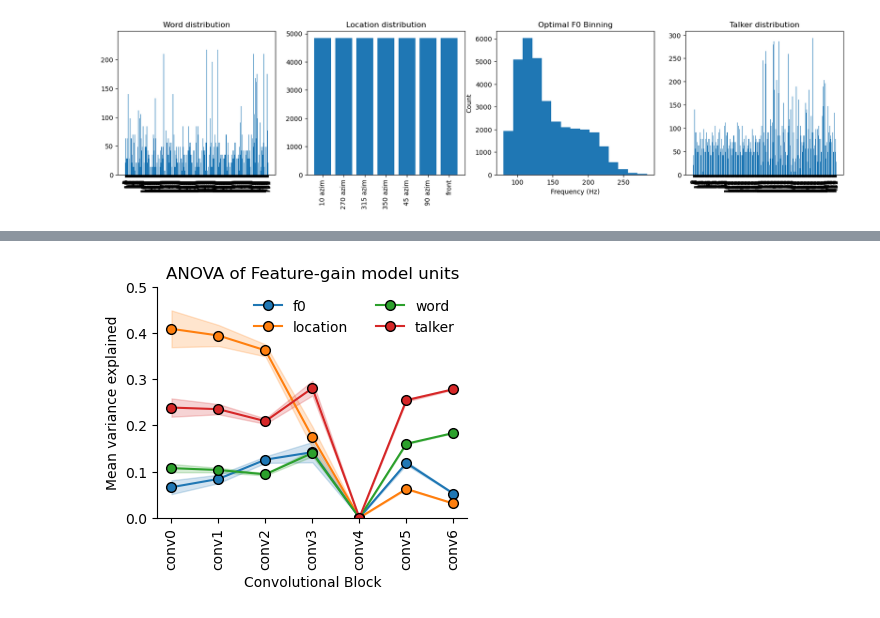
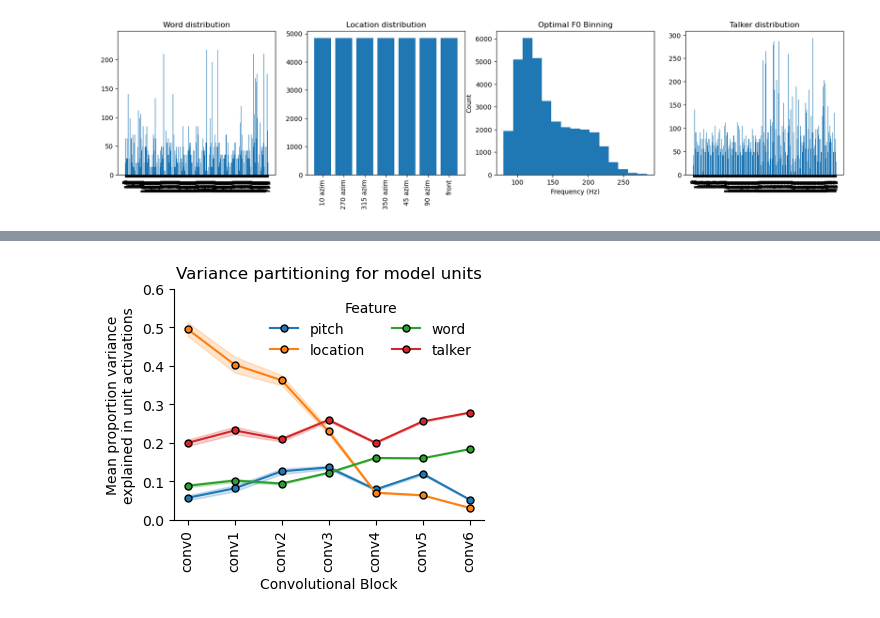
Before and after one commit to mcdermottLab/auditory_attention, a Jupyter notebook: notebooks/rebuttal_analysis/final_unit_tuning_v10_anova_jsin_stim.ipynb, the cells around one changed output, grey strips where cells are left out. Drawn from its saved outputs; the diff is of its cells as text; code cells hidden in the pictures.

Commit message:
save out anova as fig

```diff
--- a/notebooks/rebuttal_analysis/final_unit_tuning_v10_anova_jsin_stim.ipynb
+++ b/notebooks/rebuttal_analysis/final_unit_tuning_v10_anova_jsin_stim.ipynb
@@ -5,6 +5,7 @@ from pathlib import Path
 import IPython.display as ipd
 import pickle
 %matplotlib inline
+import matplotlib
 import matplotlib.pyplot as plt
 import pandas as pd
 import seaborn as sns
@@ -13,6 +14,15 @@ import scipy.stats as stats
 import copy
 import statsmodels.api as sm
 from statsmodels.formula.api import ols
+
+matplotlib.rcParams.update({'font.size': 10})
+matplotlib.rcParams['pdf.fonttype'] = 42
+matplotlib.rcParams['ps.fonttype'] = 42
+
+matplotlib.rcParams['svg.fonttype'] = 'none'
+
+fig_out_dir = Path("rebuttal_figs/")
+fig_out_dir.mkdir(parents=True, exist_ok=True)
 # %%
 model = "word_task_v10_main_feature_gain_config_latest_ckpt"
 
@@ -126,11 +136,16 @@ Text(0.5, 1.0, 'Talker distribution')
 # %%
 results_dict = {}
+analysis_dir = Path(f"/om/scratch/Thu/imgriff/binaural_unit_activations_for_anova/{model}")
+anova_results = list(analysis_dir.glob("*.npz"))
+anova_results = [result for result in anova_results if "jsin" in result.stem]
 
 for result in anova_results:
     layer_name = "_".join(result.stem.split("_")[:3])
     if layer_name not in results_dict:
         results_dict[layer_name] = {"prop_var_exp": [], 'ssq_per_unit':[]}
     results = np.load(result)
+    if results['prop_var_per_unit'].shape[0] > 64:
+        continue
     results_dict[layer_name]["prop_var_exp"].append(results['prop_var_per_unit'])
     results_dict[layer_name]["ssq_per_unit"].append(results['ssq_per_unit'])
 
@@ -153,52 +180,48 @@ fig, ax = plt.subplots(figsize=(4,3))
 var_thresh = 0.1
 
 
-for ix, feature in enumerate(['f0', 'location', 'word', 'talker']):
-    mean_var_exp = np.zeros(len(results_dict)+1)
-    std_var_exp = np.zeros(len(results_dict)+1)
+for ix, feature in enumerate(['pitch', 'location', 'word', 'talker']):
+
+    mean_var_exp = np.zeros(len(results_dict))
+    std_var_exp = np.zeros(len(results_dict))
     for layer, data in results_dict.items():
         # print(layer)
         layer_ix = int(layer.split("_")[-1])
         n = data['prop_var_exp'].shape[0]
         mean_var_exp[layer_ix] = np.nanmean(data['prop_var_exp'][:,ix])
         std_var_exp[layer_ix] = 2 *  np.nanstd(data['prop_var_exp'][:,ix]) / np.sqrt(n)
 
     ax.plot(
-        np.arange(len(results_dict)+1),
+        np.arange(len(results_dict)),
         mean_var_exp,
         label=feature,
         color=f"C{ix}",
         marker='o',
-        markersize=7,
+        markersize=5,
         markeredgecolor='k',
         markeredgewidth=1,
         )
     ax.fill_between(
-        np.arange(len(results_dict)+1),
+        np.arange(len(results_dict)),
         mean_var_exp+std_var_exp,
         mean_var_exp-std_var_exp,
-        # yerr=std_var_exp,
-        # fmt='o',
-        # label=feature,
         color=f"C{ix}",
         alpha=0.2,
-        # markersize=7,
-        # markeredgecolor='k',
-        # markeredgewidth=1,
         )
 
-ax.set_ylabel(f'Mean variance explained')
+ax.set_ylabel(f'Mean proportion variance\nexplained in unit activations')
 # plt.xlabel('Convolutional Block')
-xtick_labels = [f"conv{i}" for i in range(len(results_dict)+1)]
-ax.set_title(f"ANOVA of Feature-gain model units", y=1)
-ax.legend(frameon=False, ncol=2, loc='upper right')
+xtick_labels = [f"conv{i}" for i in range(len(results_dict))]
+ax.set_title(f"Variance partitioning for model units", y=1.01)
+ax.legend(title='Feature', frameon=False, ncol=2, loc='upper right')
 
-ax.set_xticks(np.arange(len(results_dict)+1))
+ax.set_xticks(np.arange(len(results_dict)))
 ax.set_xticklabels(xtick_labels, rotation=90)
 ax.set_xlabel('Convolutional Block')
 ax.spines['top'].set_visible(False)
 ax.spines['right'].set_visible(False)
-ax.set_ylim(0, 0.5)
-plt.subplots_adjust(wspace=0.3)
+ax.set_ylim(0, 0.6)
+
+# plt.savefig(fig_out_dir / "sup_fig_11_unit_tuning_var_partition.pdf", bbox_inches='tight', transparent=True)
 # %% [output]
-[figure, old version]
+[figure, new version]
```
Also changed, not shown: parts of 6 cells of this notebook, 2 other files.
